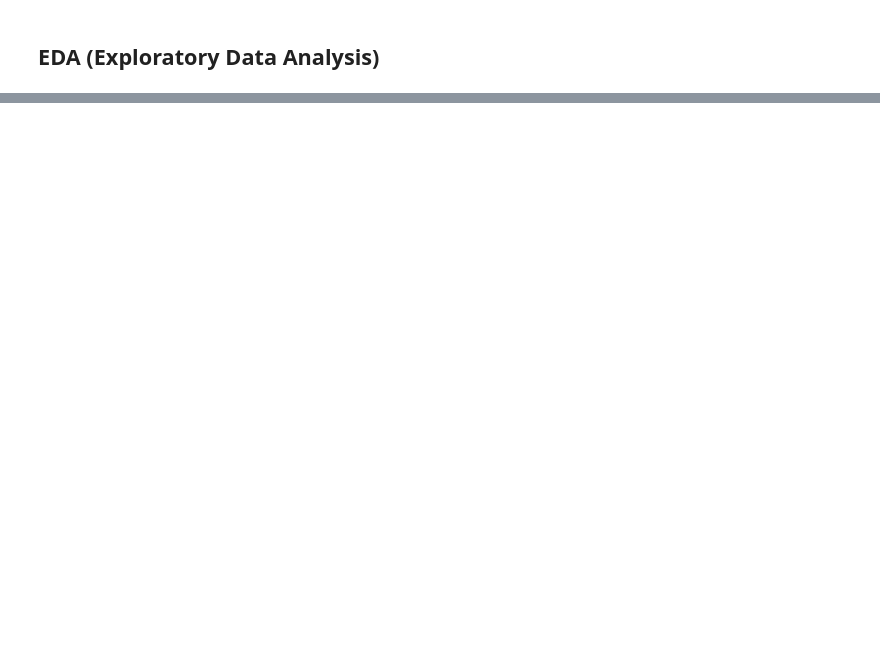
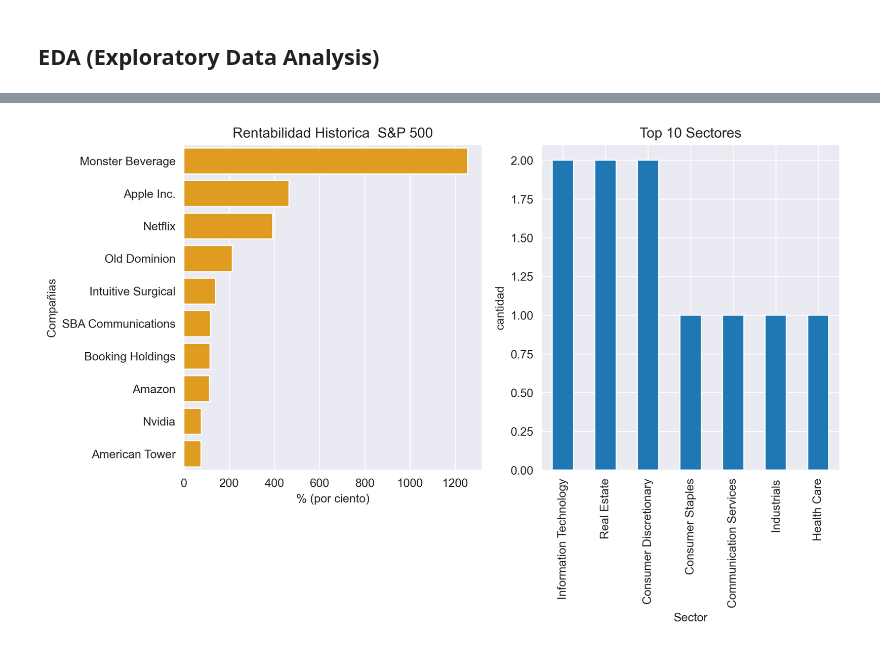
Before and after one commit to jospinoponce/AnalisisDeMercadoSP500, a Jupyter notebook: Notebooks/2.EDA_report.ipynb, the cells around one changed output, grey strips where cells are left out. Saved outputs shown, nothing was run; the diff lists cells and outputs as text; code cells hidden in the pictures; blank space fills up the shorter version.

```diff
--- a/Notebooks/2.EDA_report.ipynb
+++ b/Notebooks/2.EDA_report.ipynb
@@ -34,0 +143,16 @@ plt.show()
+# %%
+# RENTABILIDAD HISTORICA DEL AÑO 2000 AL 2023 (Top 10)
+
+# Se toma las variables a analizar a travez de sus indices de columnas
+df1_5 = df.iloc[:, [1, 3] + list(range(4, 28))]
+
+
+df1_5 = df1_5.rename(columns={df.columns[27]: 'año_23'})
+
+# Se calcula en una nueva variable el 'pct_change' que representa a el promedio de
+df1_5['pct_change'] = df1_5.iloc[:, [4,25]].pct_change(axis='columns')['año_23']
+
+# Se ordena el dataframe descendentemente en 'pct_change'
+df1_5=df1_5.sort_values(by='pct_change', ascending=False).head(10).reset_index(drop=True)
+
+df1_5
@@ -35 +172,25 @@ plt.show()
+# %%
+# Se crea subplot
+fig, ax = plt.subplots(1, 2, figsize=(10, 5),dpi=300)
+
+# Grafica
+
+sns.barplot(y='name', x='pct_change', data=df1_5, color='orange', ax=ax[0])
+
+# Etiquetas y título para la primera gráfica
+ax[0].set_xlabel('% (por ciento)')
+ax[0].set_ylabel('Compañias')
+ax[0].set_title('Rentabilidad Historica  S&P 500')
+
+# Graficar la segunda gráfica en el subplot
+df1_5['sector'].value_counts().plot.bar(ax=ax[1])
+
+# Etiquetas y título para la segunda gráfica
+ax[1].set_title('Top 10 Sectores')
+ax[1].set_xlabel('Sector')
+ax[1].set_ylabel('cantidad')
+
+plt.show()
+# %% [output]
+[figure, added]
 # %%
```
Also changed, not shown: parts of 19 cells of this notebook, 2 other files.
